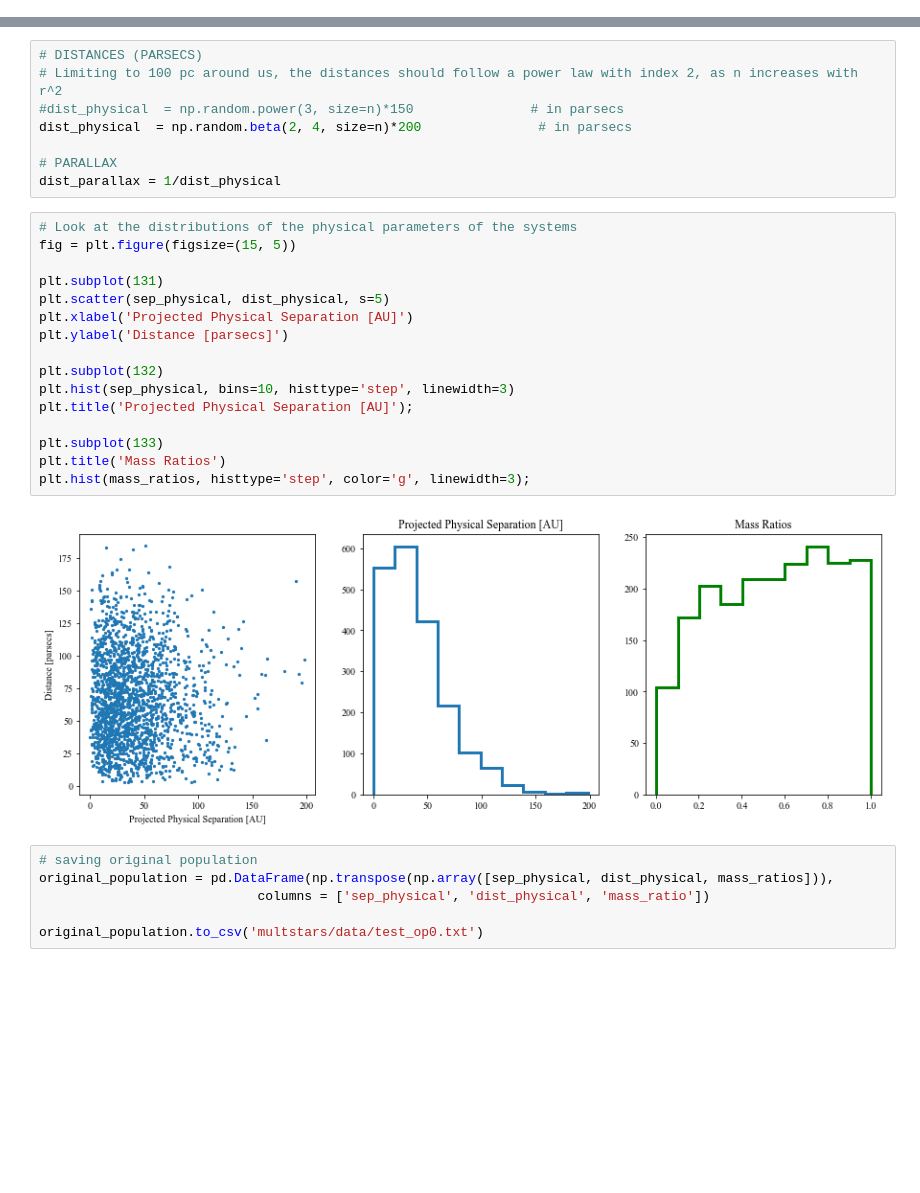
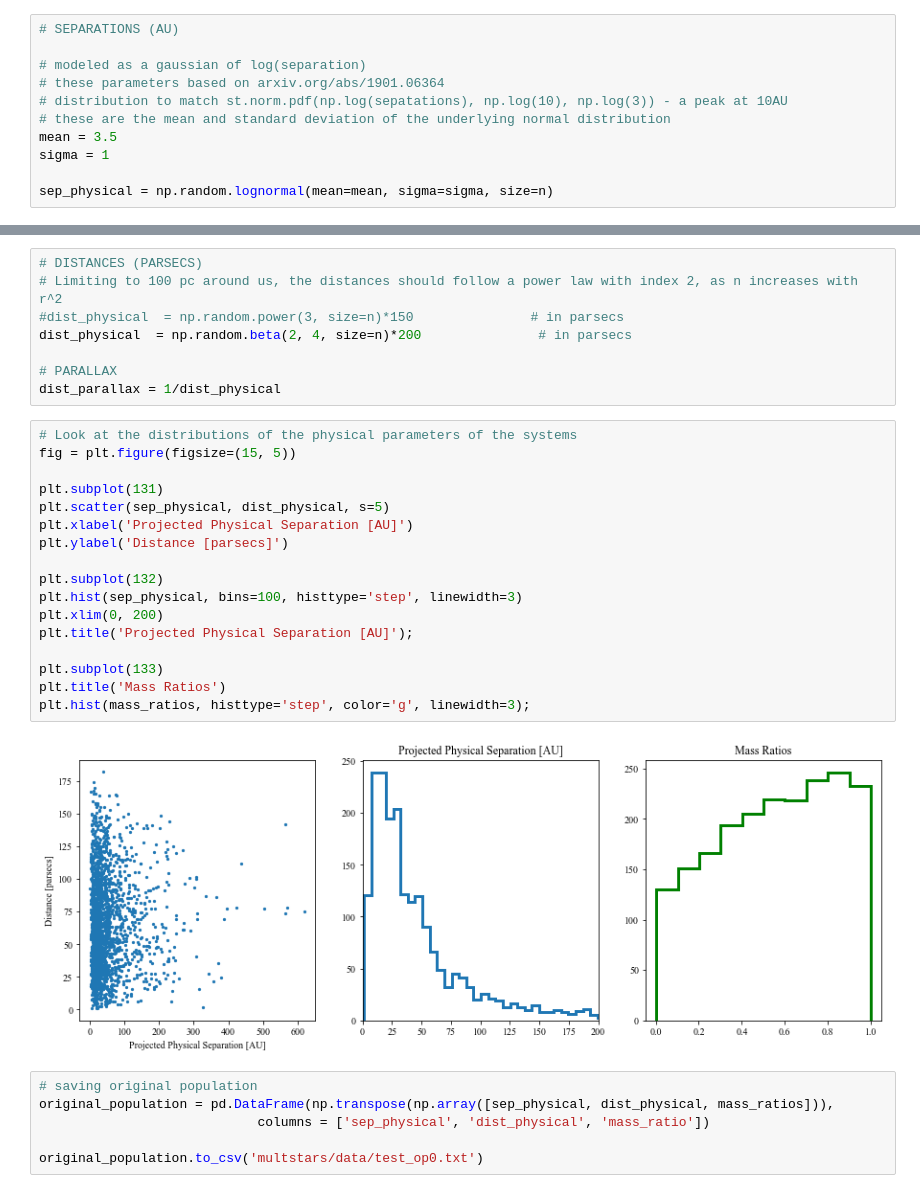
Before and after one commit to phys201/multstars, a Jupyter notebook: hierarchical_model_steps.ipynb, the cells around one changed output, grey strips where cells are left out. Drawn from its saved outputs; the diff is of its cells as text; blank space fills up the shorter version.

```diff
--- a/hierarchical_model_steps.ipynb
+++ b/hierarchical_model_steps.ipynb
@@ -36,3 +20,14 @@ sep_physical = np.random.gamma(k, theta, size=n)
+# %%
+# SEPARATIONS (AU)
+
+# modeled as a gaussian of log(separation)
+# these parameters based on arxiv.org/abs/1901.06364
+# distribution to match st.norm.pdf(np.log(sepatations), np.log(10), np.log(3)) - a peak at 10AU
+# these are the mean and standard deviation of the underlying normal distribution
+mean = 3.5
+sigma = 1
+
+sep_physical = np.random.lognormal(mean=mean, sigma=sigma, size=n)
 # %%
 # INVERTED MASS RATIOS and MASS RATIOS
 
@@ -54,21 +49,22 @@ dist_parallax = 1/dist_physical
 # %%
 # Look at the distributions of the physical parameters of the systems
 fig = plt.figure(figsize=(15, 5))
 
 plt.subplot(131)
 plt.scatter(sep_physical, dist_physical, s=5)
 plt.xlabel('Projected Physical Separation [AU]')
 plt.ylabel('Distance [parsecs]')
 
 plt.subplot(132)
-plt.hist(sep_physical, bins=10, histtype='step', linewidth=3)
+plt.hist(sep_physical, bins=100, histtype='step', linewidth=3)
+plt.xlim(0, 200)
 plt.title('Projected Physical Separation [AU]');
 
 plt.subplot(133)
 plt.title('Mass Ratios')
 plt.hist(mass_ratios, histtype='step', color='g', linewidth=3);
 # %% [output]
-[figure, old version]
+[figure, new version]
 # %%
 # saving original population
 original_population = pd.DataFrame(np.transpose(np.array([sep_physical, dist_physical, mass_ratios])),
```
Also changed, not shown: parts of 5 cells of this notebook, 5 other files.
